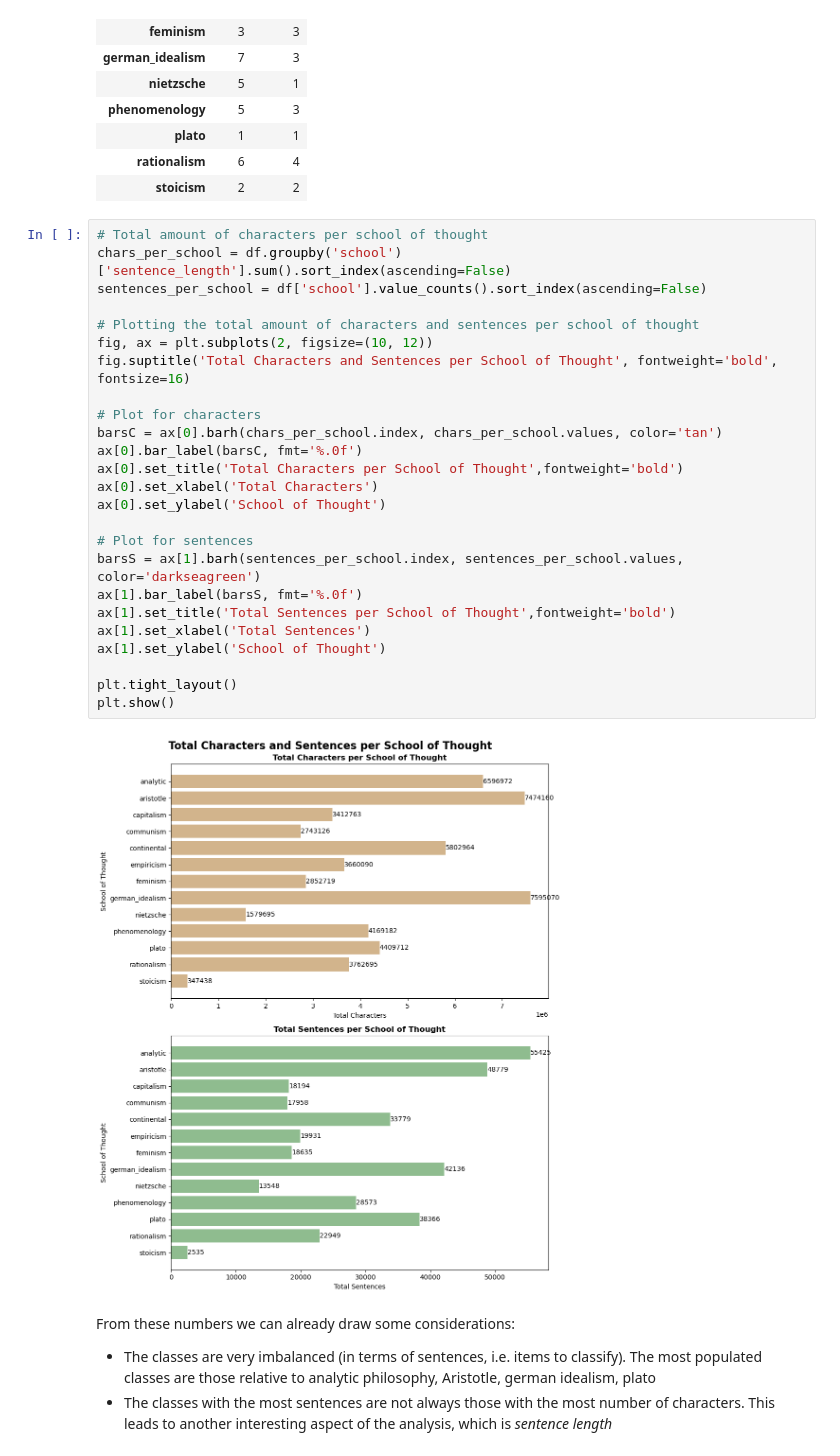
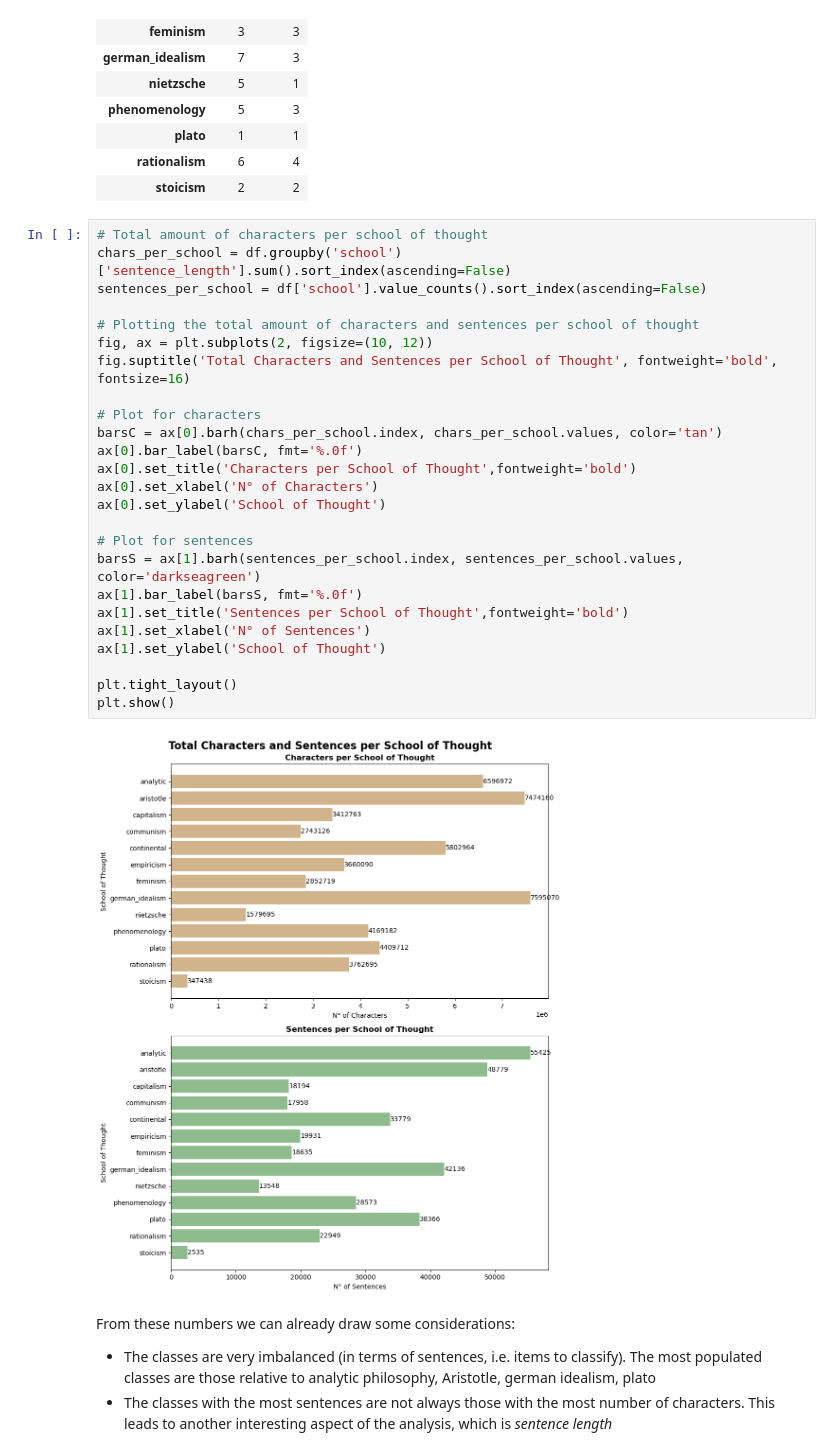
Before and after one commit to giordanoscerra/ProjectAthena, a Jupyter notebook: Exploration/exploration.ipynb, the cells around one changed output. Cells and saved outputs as stored; diff of their text form.

```diff
--- a/Exploration/exploration.ipynb
+++ b/Exploration/exploration.ipynb
@@ -62,30 +55,30 @@ df.groupby('school')[['title','author']].nunique()
 # %%
 # Total amount of characters per school of thought
 chars_per_school = df.groupby('school')['sentence_length'].sum().sort_index(ascending=False)
 sentences_per_school = df['school'].value_counts().sort_index(ascending=False)
 
 # Plotting the total amount of characters and sentences per school of thought
 fig, ax = plt.subplots(2, figsize=(10, 12))
 fig.suptitle('Total Characters and Sentences per School of Thought', fontweight='bold', fontsize=16)
 
 # Plot for characters
 barsC = ax[0].barh(chars_per_school.index, chars_per_school.values, color='tan')
 ax[0].bar_label(barsC, fmt='%.0f')
-ax[0].set_title('Total Characters per School of Thought',fontweight='bold')
-ax[0].set_xlabel('Total Characters')
+ax[0].set_title('Characters per School of Thought',fontweight='bold')
+ax[0].set_xlabel('N° of Characters')
 ax[0].set_ylabel('School of Thought')
 
 # Plot for sentences
 barsS = ax[1].barh(sentences_per_school.index, sentences_per_school.values, color='darkseagreen')
 ax[1].bar_label(barsS, fmt='%.0f')
-ax[1].set_title('Total Sentences per School of Thought',fontweight='bold')
-ax[1].set_xlabel('Total Sentences')
+ax[1].set_title('Sentences per School of Thought',fontweight='bold')
+ax[1].set_xlabel('N° of Sentences')
 ax[1].set_ylabel('School of Thought')
 
 plt.tight_layout()
 plt.show()
 # %% [output]
-[figure, old version]
+[figure, new version]
 # %% [markdown]
 From these numbers we can already draw some considerations:
 - The classes are very imbalanced (in terms of sentences, i.e. items to classify). The most populated classes are those relative to analytic philosophy, Aristotle, german idealism, plato
```
Also changed, not shown: parts of 6 cells of this notebook.
